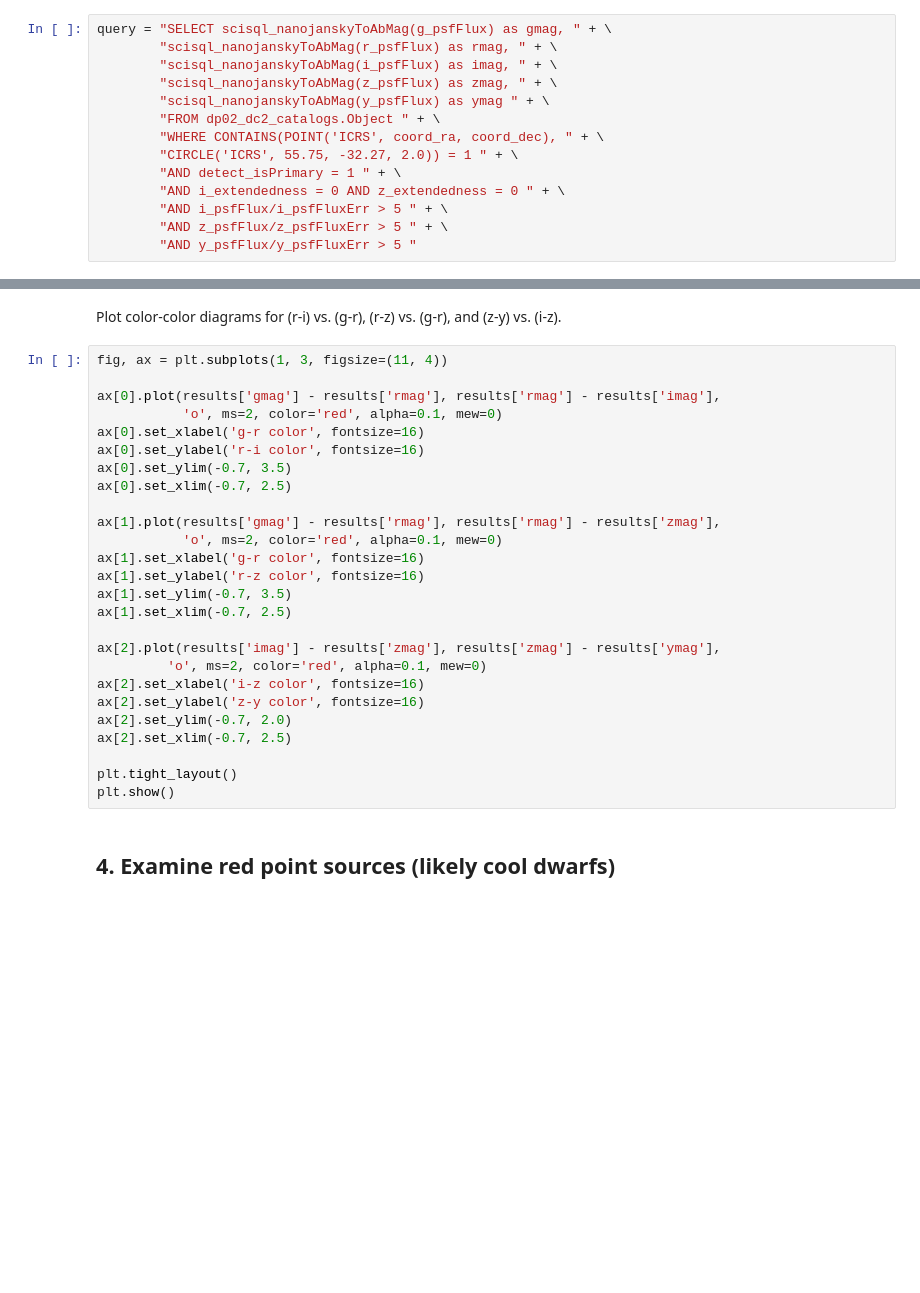
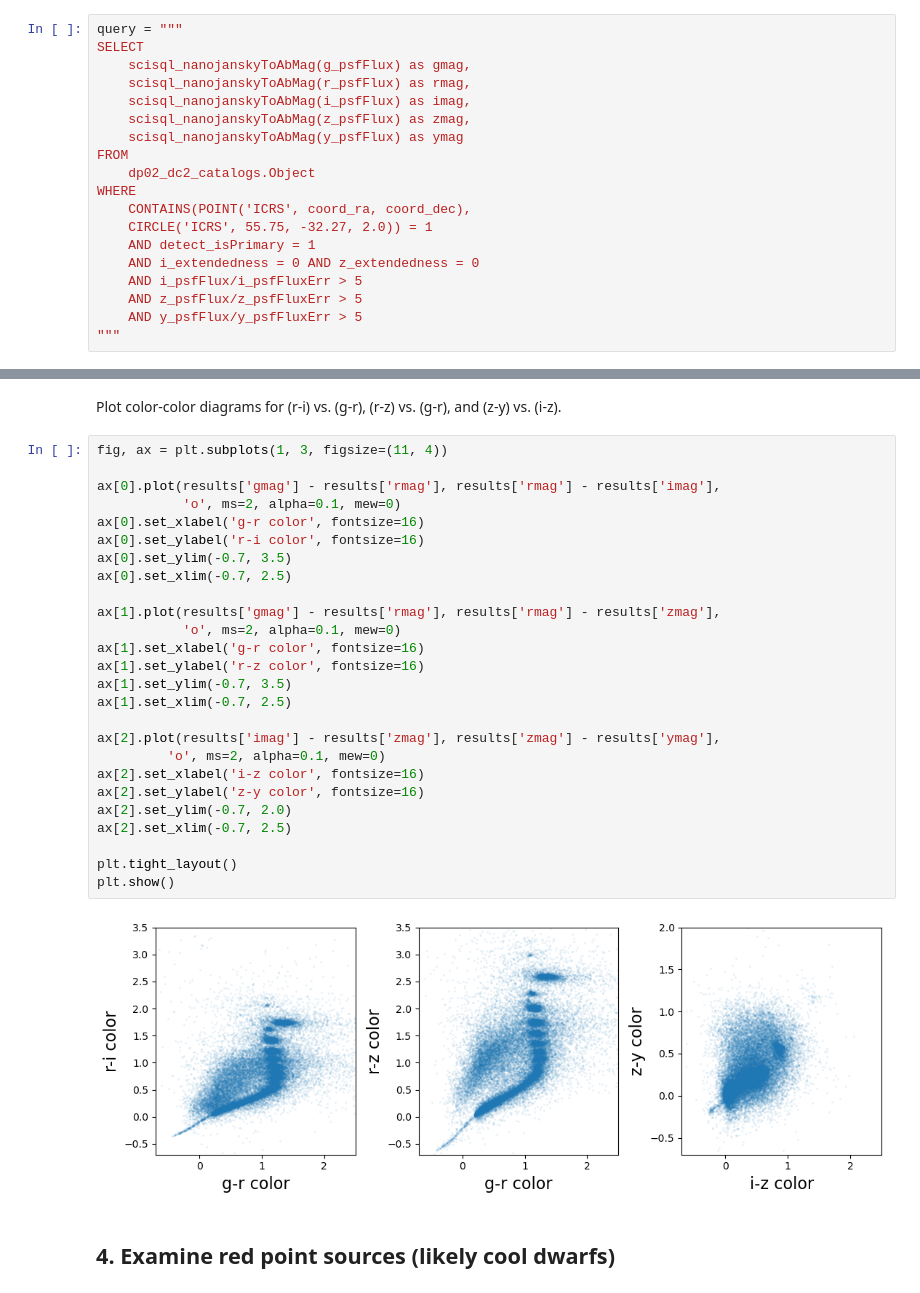
Before and after one commit to rubin-dp0/little-demos, a Jupyter notebook: cooldwarfs_cmd_ccd.ipynb, the cells around one changed output, grey strips where cells are left out. Cells and saved outputs as stored; diff of their text form; blank space fills up the shorter version.

```diff
--- a/cooldwarfs_cmd_ccd.ipynb
+++ b/cooldwarfs_cmd_ccd.ipynb
@@ -49,19 +75,24 @@ del results
 
 Define the TAP query to retrieve point-like Objects in a 2-degree radius region. The Object catalog contains objects detected in deep coadds.
 # %%
-query = "SELECT scisql_nanojanskyToAbMag(g_psfFlux) as gmag, " + \
-        "scisql_nanojanskyToAbMag(r_psfFlux) as rmag, " + \
-        "scisql_nanojanskyToAbMag(i_psfFlux) as imag, " + \
-        "scisql_nanojanskyToAbMag(z_psfFlux) as zmag, " + \
-        "scisql_nanojanskyToAbMag(y_psfFlux) as ymag " + \
-        "FROM dp02_dc2_catalogs.Object " + \
-        "WHERE CONTAINS(POINT('ICRS', coord_ra, coord_dec), " + \
-        "CIRCLE('ICRS', 55.75, -32.27, 2.0)) = 1 " + \
-        "AND detect_isPrimary = 1 " + \
-        "AND i_extendedness = 0 AND z_extendedness = 0 " + \
-        "AND i_psfFlux/i_psfFluxErr > 5 " + \
-        "AND z_psfFlux/z_psfFluxErr > 5 " + \
-        "AND y_psfFlux/y_psfFluxErr > 5 "
+query = """
+SELECT
+    scisql_nanojanskyToAbMag(g_psfFlux) as gmag,
+    scisql_nanojanskyToAbMag(r_psfFlux) as rmag,
+    scisql_nanojanskyToAbMag(i_psfFlux) as imag,
+    scisql_nanojanskyToAbMag(z_psfFlux) as zmag,
+    scisql_nanojanskyToAbMag(y_psfFlux) as ymag
+FROM
+    dp02_dc2_catalogs.Object
+WHERE
+    CONTAINS(POINT('ICRS', coord_ra, coord_dec),
+    CIRCLE('ICRS', 55.75, -32.27, 2.0)) = 1
+    AND detect_isPrimary = 1
+    AND i_extendedness = 0 AND z_extendedness = 0
+    AND i_psfFlux/i_psfFluxErr > 5
+    AND z_psfFlux/z_psfFluxErr > 5
+    AND y_psfFlux/y_psfFluxErr > 5
+"""
 # %% [markdown]
 Execute the query, and store the results in an `astropy` table.
 # %%
@@ -97,29 +150,31 @@ Plot color-color diagrams for (r-i) vs. (g-r), (r-z) vs. (g-r), and (z-y) vs. (i
 # %%
 fig, ax = plt.subplots(1, 3, figsize=(11, 4))
 
 ax[0].plot(results['gmag'] - results['rmag'], results['rmag'] - results['imag'],
-           'o', ms=2, color='red', alpha=0.1, mew=0)
+           'o', ms=2, alpha=0.1, mew=0)
 ax[0].set_xlabel('g-r color', fontsize=16)
 ax[0].set_ylabel('r-i color', fontsize=16)
 ax[0].set_ylim(-0.7, 3.5)
 ax[0].set_xlim(-0.7, 2.5)
 
 ax[1].plot(results['gmag'] - results['rmag'], results['rmag'] - results['zmag'],
-           'o', ms=2, color='red', alpha=0.1, mew=0)
+           'o', ms=2, alpha=0.1, mew=0)
 ax[1].set_xlabel('g-r color', fontsize=16)
 ax[1].set_ylabel('r-z color', fontsize=16)
 ax[1].set_ylim(-0.7, 3.5)
 ax[1].set_xlim(-0.7, 2.5)
 
 ax[2].plot(results['imag'] - results['zmag'], results['zmag'] - results['ymag'],
-         'o', ms=2, color='red', alpha=0.1, mew=0)
+         'o', ms=2, alpha=0.1, mew=0)
 ax[2].set_xlabel('i-z color', fontsize=16)
 ax[2].set_ylabel('z-y color', fontsize=16)
 ax[2].set_ylim(-0.7, 2.0)
 ax[2].set_xlim(-0.7, 2.5)
 
 plt.tight_layout()
 plt.show()
+# %% [output]
+[figure, added]
 # %% [markdown]
 ## 4. Examine red point sources (likely cool dwarfs)
 # %% [markdown]
```
Also changed, not shown: parts of 10 cells of this notebook, 1 other file.
